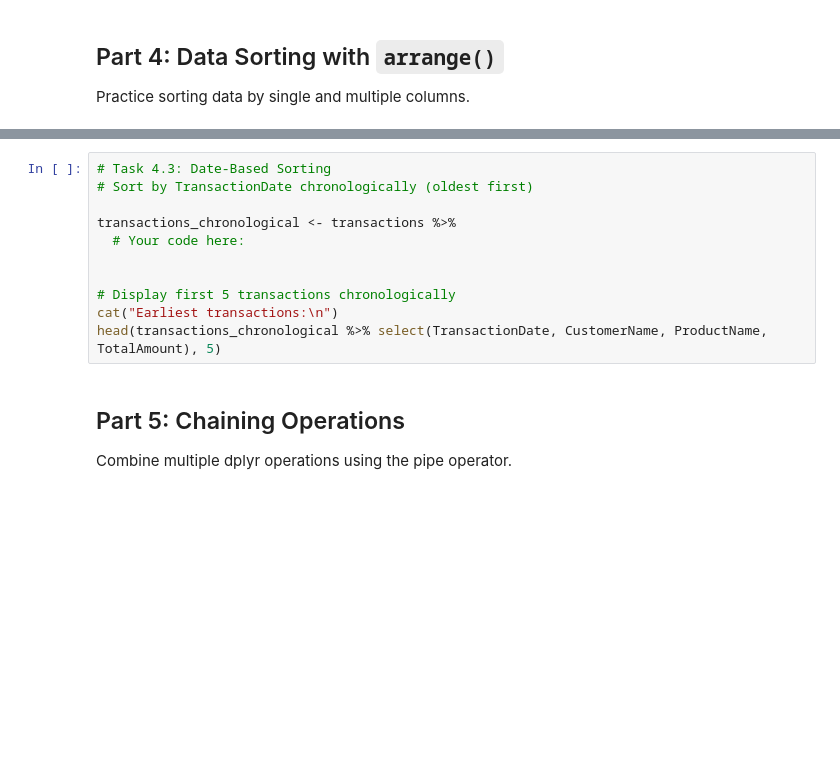
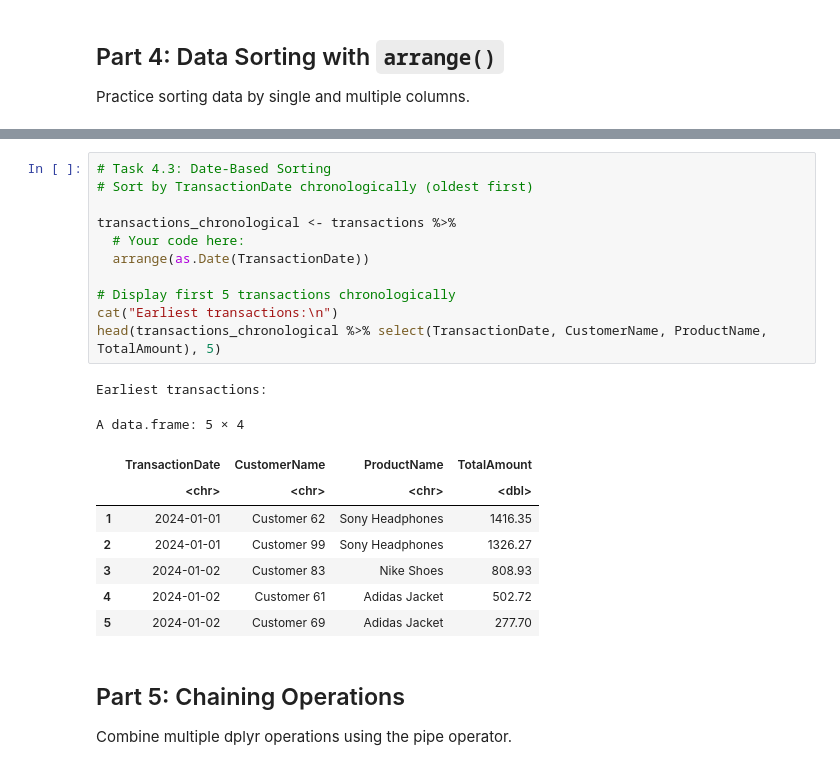
Before and after one commit to UTSA-Humphries-Data-Science/assignment-1-version-3-vivicowan, a Jupyter notebook: assignment/Homework/homework_lesson_3_data_transformation.ipynb, the cells around one changed output, grey strips where cells are left out. Cells and saved outputs as stored; diff of their text form; blank space fills up the shorter version.

```diff
--- a/assignment/Homework/homework_lesson_3_data_transformation.ipynb
+++ b/assignment/Homework/homework_lesson_3_data_transformation.ipynb
@@ -322,14 +358,24 @@ head(transactions_by_city_amount %>% select(CustomerCity, CustomerName, ProductN
 # %%
 # Task 4.3: Date-Based Sorting
 # Sort by TransactionDate chronologically (oldest first)
 
 transactions_chronological <- transactions %>%
   # Your code here:
-
+  arrange(as.Date(TransactionDate))
 
 # Display first 5 transactions chronologically
 cat("Earliest transactions:\n")
 head(transactions_chronological %>% select(TransactionDate, CustomerName, ProductName, TotalAmount), 5)
+# %% [output]
+Earliest transactions:
+A data.frame: 5 × 4
+|  | TransactionDate | CustomerName | ProductName | TotalAmount |
+|  | <chr> | <chr> | <chr> | <dbl> |
+| 1 | 2024-01-01 | Customer 62 | Sony Headphones | 1416.35 |
+| 2 | 2024-01-01 | Customer 99 | Sony Headphones | 1326.27 |
+| 3 | 2024-01-02 | Customer 83 | Nike Shoes | 808.93 |
+| 4 | 2024-01-02 | Customer 61 | Adidas Jacket | 502.72 |
+| 5 | 2024-01-02 | Customer 69 | Adidas Jacket | 277.70 |
 # %% [markdown]
 ## Part 5: Chaining Operations
 
```
Also changed, not shown: parts of 9 cells of this notebook.
